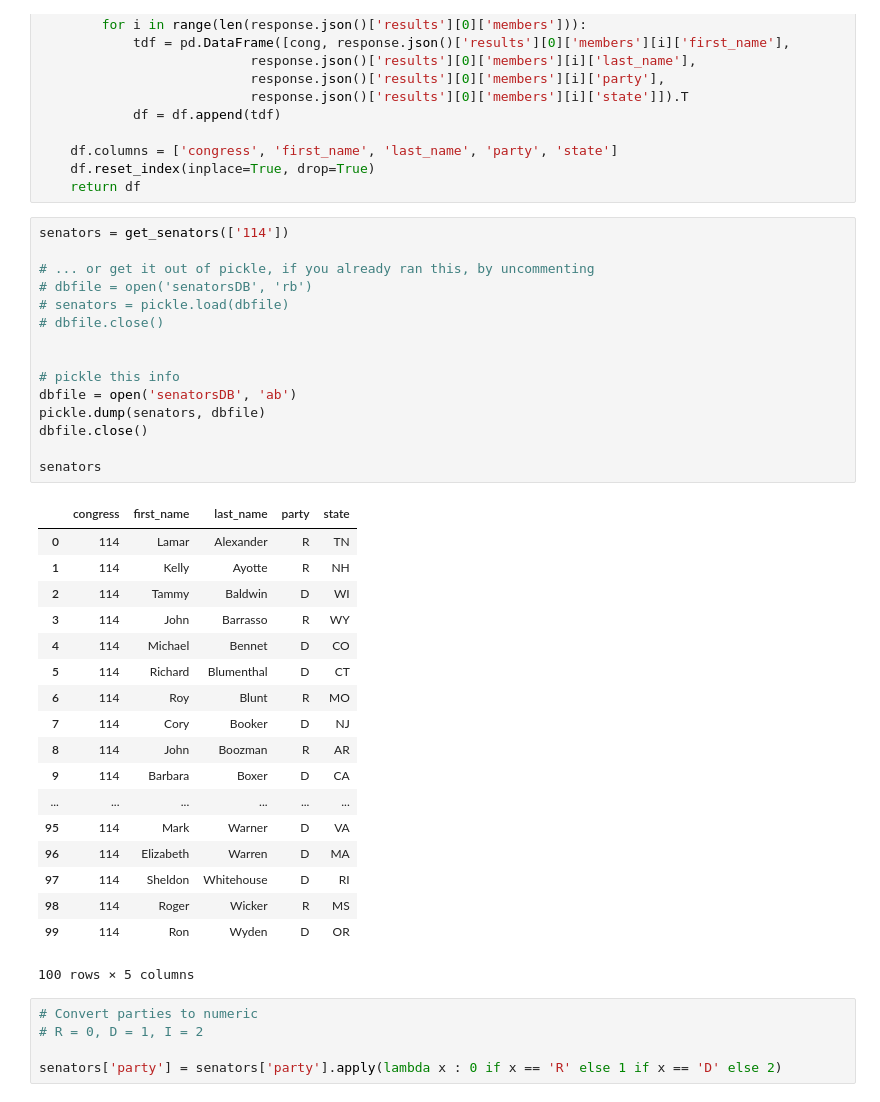
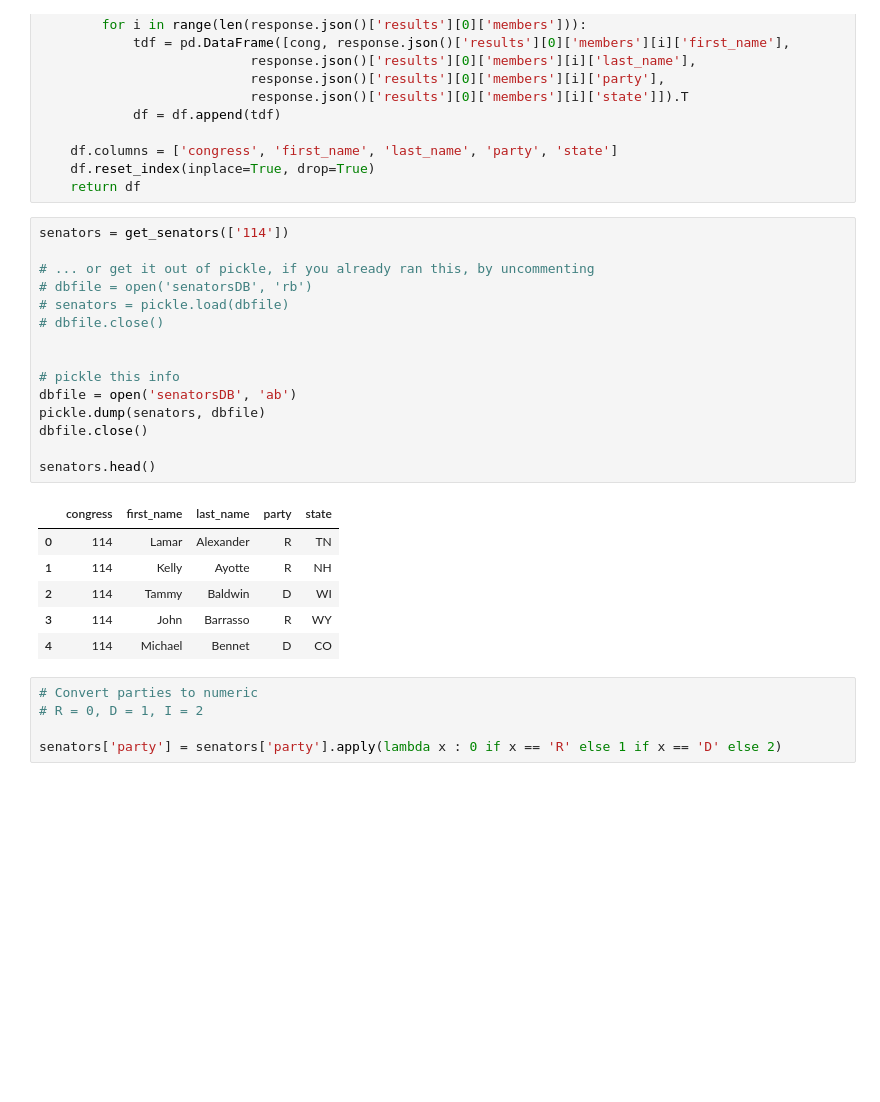
Before and after one commit to lorarjohns/US_Incarceration_Prelim, a Jupyter notebook: Hypothesis_2.ipynb, the cells around one changed output. Cells and saved outputs as stored; diff of their text form; blank space fills up the shorter version.

```diff
--- a/Hypothesis_2.ipynb
+++ b/Hypothesis_2.ipynb
@@ -91,37 +91,25 @@ def get_senators(cong_nums):
 # %%
 senators = get_senators(['114'])
 
 # ... or get it out of pickle, if you already ran this, by uncommenting
 # dbfile = open('senatorsDB', 'rb')
 # senators = pickle.load(dbfile)
 # dbfile.close()
 
 
 # pickle this info
 dbfile = open('senatorsDB', 'ab')
 pickle.dump(senators, dbfile)
 dbfile.close()
 
-senators
+senators.head()
 # %% [output]
 |  | congress | first_name | last_name | party | state |
 | 0 | 114 | Lamar | Alexander | R | TN |
 | 1 | 114 | Kelly | Ayotte | R | NH |
 | 2 | 114 | Tammy | Baldwin | D | WI |
 | 3 | 114 | John | Barrasso | R | WY |
 | 4 | 114 | Michael | Bennet | D | CO |
-| 5 | 114 | Richard | Blumenthal | D | CT |
-| 6 | 114 | Roy | Blunt | R | MO |
-| 7 | 114 | Cory | Booker | D | NJ |
-| 8 | 114 | John | Boozman | R | AR |
-| 9 | 114 | Barbara | Boxer | D | CA |
-| ... | ... | ... | ... | ... | ... |
-| 95 | 114 | Mark | Warner | D | VA |
-| 96 | 114 | Elizabeth | Warren | D | MA |
-| 97 | 114 | Sheldon | Whitehouse | D | RI |
-| 98 | 114 | Roger | Wicker | R | MS |
-| 99 | 114 | Ron | Wyden | D | OR |
-100 rows × 5 columns
 # %%
 # Convert parties to numeric
 # R = 0, D = 1, I = 2
```
Also changed, not shown: parts of 30 cells of this notebook, 6 other files.
